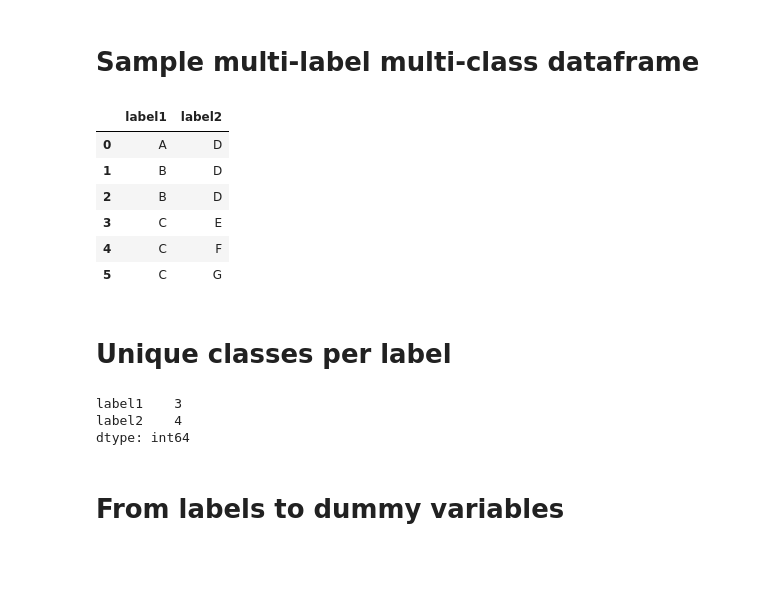
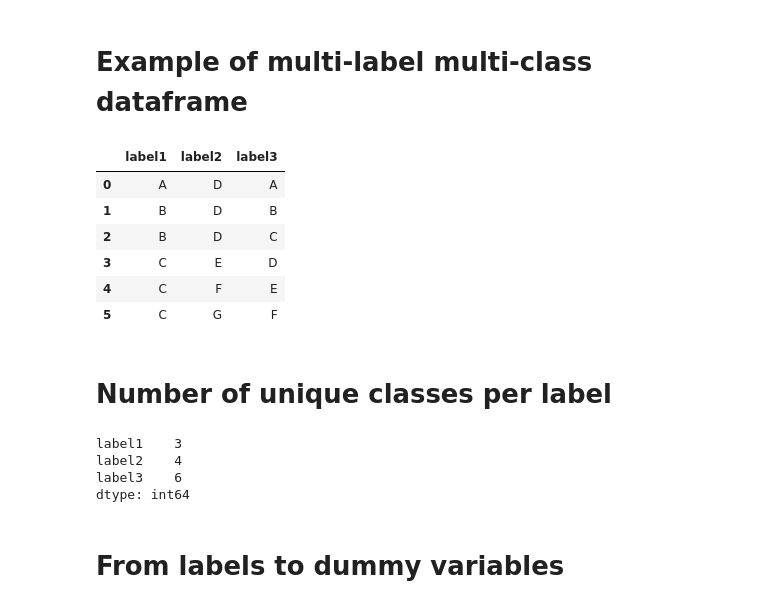
Before and after one commit to mauriciocramos/school-budgets, a Jupyter notebook: notebooks/data simulation.ipynb, the cells around one changed output. Saved outputs shown, nothing was run; the diff lists cells and outputs as text; code cells hidden in the pictures; blank space fills up the shorter version.

```diff
--- a/notebooks/data simulation.ipynb
+++ b/notebooks/data simulation.ipynb
@@ -5,23 +6,28 @@ import matplotlib.pyplot as plt
 # %% [markdown]
-# Sample multi-label multi-class dataframe
+# Example of multi-label multi-class dataframe
 # %%
-df = pd.DataFrame({'label1':['A', 'B', 'B', 'C', 'C', 'C'], 'label2':['D', 'D', 'D', 'E', 'F', 'G']}, dtype='category')
+df = pd.DataFrame({'label1': ['A', 'B', 'B', 'C', 'C', 'C'],
+                   'label2': ['D', 'D', 'D', 'E', 'F', 'G'],
+                   'label3': ['A', 'B', 'C', 'D', 'E', 'F']
+                  }, dtype='category')
 df
 # %% [output]
-|  | label1 | label2 |
-| 0 | A | D |
-| 1 | B | D |
-| 2 | B | D |
-| 3 | C | E |
-| 4 | C | F |
-| 5 | C | G |
+|  | label1 | label2 | label3 |
+| 0 | A | D | A |
+| 1 | B | D | B |
+| 2 | B | D | C |
+| 3 | C | E | D |
+| 4 | C | F | E |
+| 5 | C | G | F |
 # %% [markdown]
-# Unique classes per label
+# Number of unique classes per label
 # %%
-df.apply(pd.Series.nunique)
+nunique_classes = df.apply(pd.Series.nunique)
+nunique_classes
 # %% [output]
 label1    3
 label2    4
+label3    6
 dtype: int64
 # %% [markdown]
 # From labels to dummy variables
```
Also changed, not shown: parts of 33 cells of this notebook, 3 other files.
